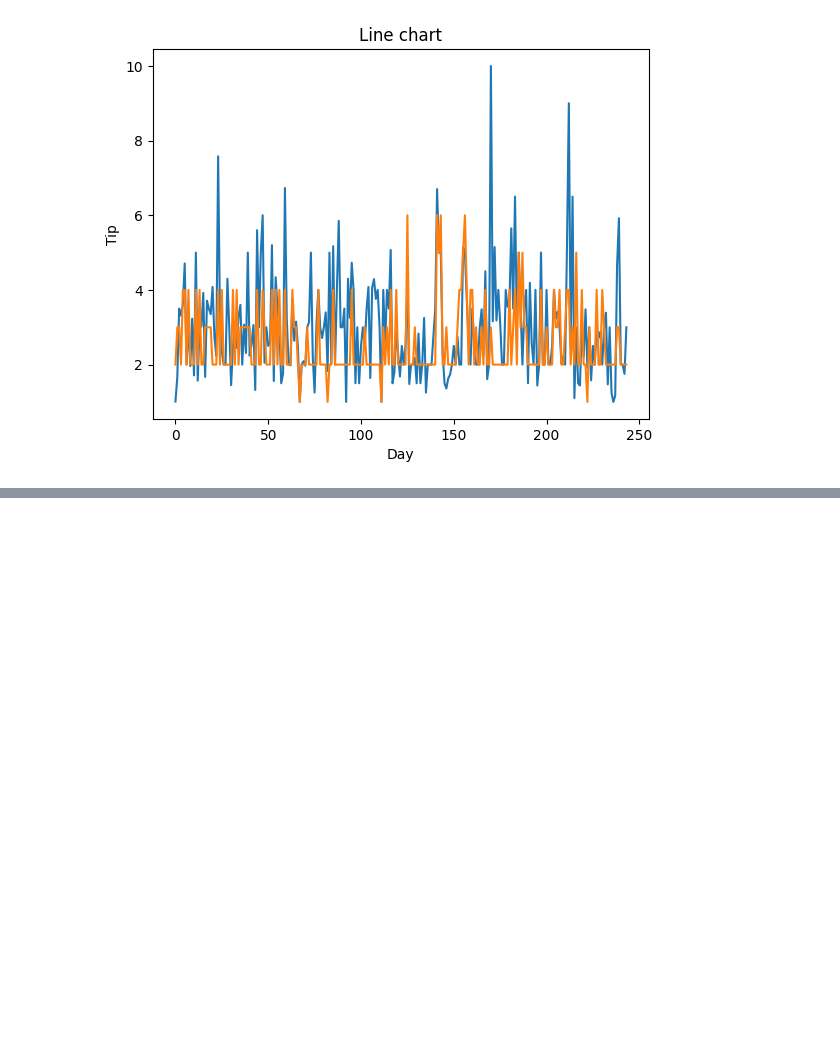
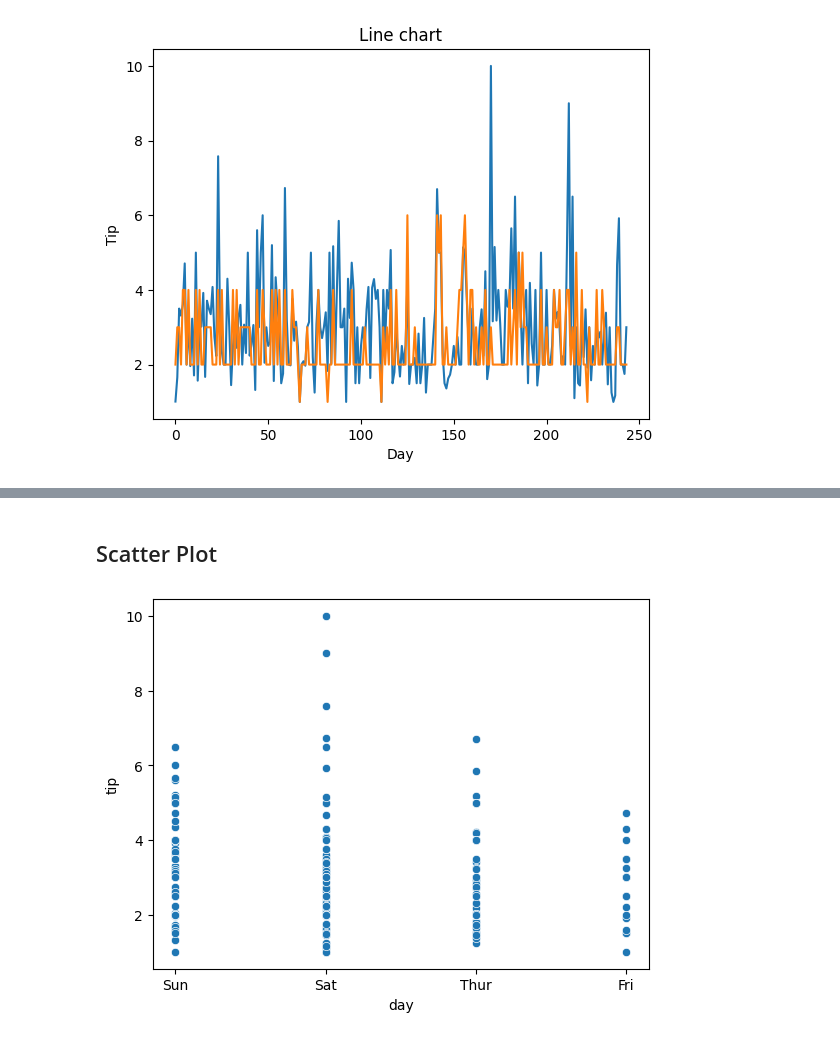
Before and after one commit to allenlee-37/dataVisualization, a Jupyter notebook: visualization.ipynb, the cells around one changed output, grey strips where cells are left out. Cells and saved outputs as stored; diff of their text form; code cells hidden in the pictures; blank space fills up the shorter version.

```diff
--- a/visualization.ipynb
+++ b/visualization.ipynb
@@ -85,0 +151,15 @@ plt.show()
+# %% [markdown]
+## Scatter Plot
+# %%
+# importing packages
+import seaborn as sns
+import matplotlib.pyplot as plt
+import pandas as pd
+
+# reading the database
+data = pd.read_csv("tips.csv")
+
+sns.scatterplot(x='day', y='tip', data=data,)
+plt.show()
+# %% [output]
+[figure, added]
```
Also changed, not shown: parts of 30 cells of this notebook, 1 other file.
